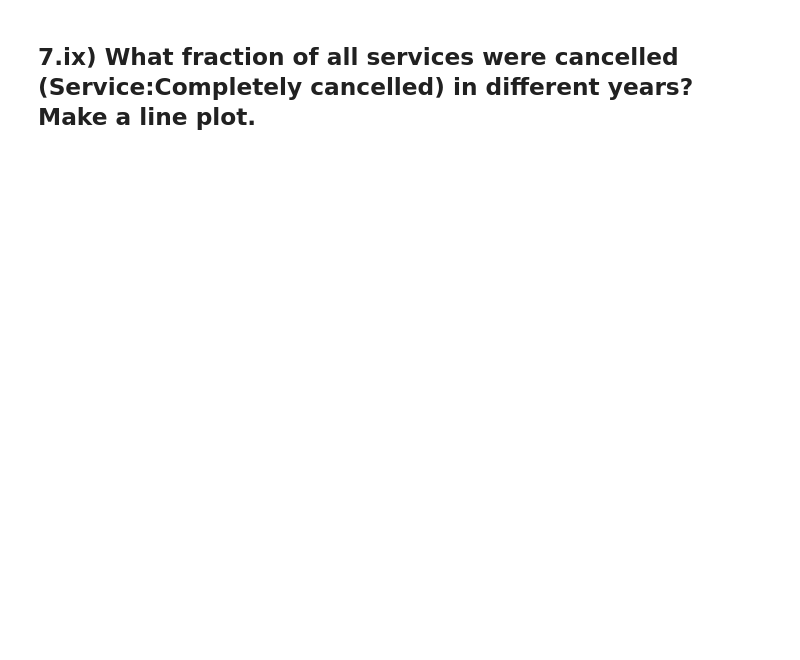
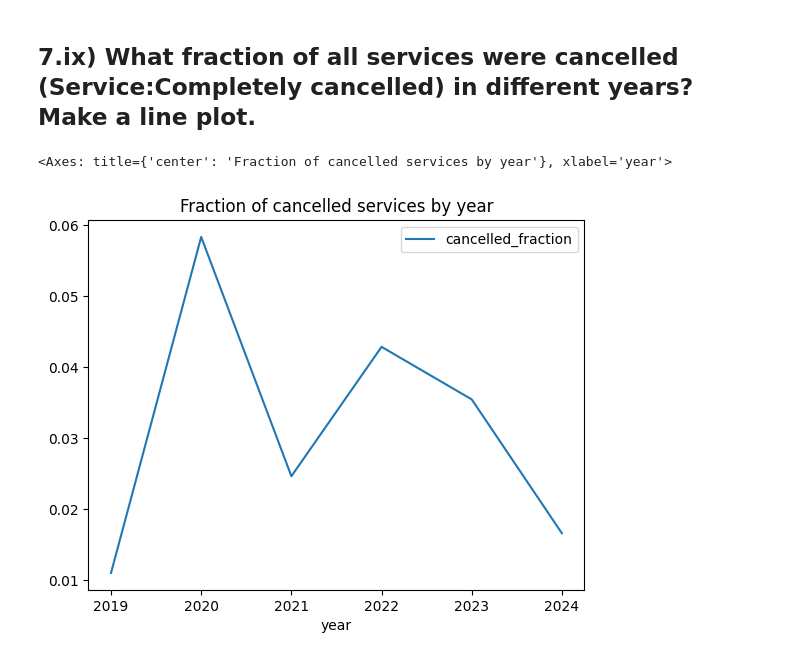
Before and after one commit to Virtual23PRO/lab_2MLProject, a Jupyter notebook: homework.ipynb, the cells around one changed output. Drawn from its saved outputs; the diff is of its cells as text; code cells hidden in the pictures; blank space fills up the shorter version.

```diff
--- a/homework.ipynb
+++ b/homework.ipynb
@@ -345,2 +365,20 @@ df.plot.barh(x='company',
 # %% [markdown]
 ## 7.ix) What fraction of all services were cancelled (Service:Completely cancelled) in different years? Make a line plot.
+# %%
+cancelled_fraction_by_year = db.sql("""
+SELECT
+EXTRACT(YEAR FROM "Service:Date") AS year,
+COUNT_IF("Service:Completely cancelled" = TRUE) * 1.0 / COUNT(*) AS cancelled_fraction
+FROM services
+GROUP BY year
+ORDER BY year
+""").df()
+
+cancelled_fraction_by_year.plot.line(
+    x="year",
+    y="cancelled_fraction",
+    title="Fraction of cancelled services by year",
+)
+# %% [output]
+<Axes: title={'center': 'Fraction of cancelled services by year'}, xlabel='year'>
+[figure, added]
```
Also changed, not shown: parts of 1 cell of this notebook.
